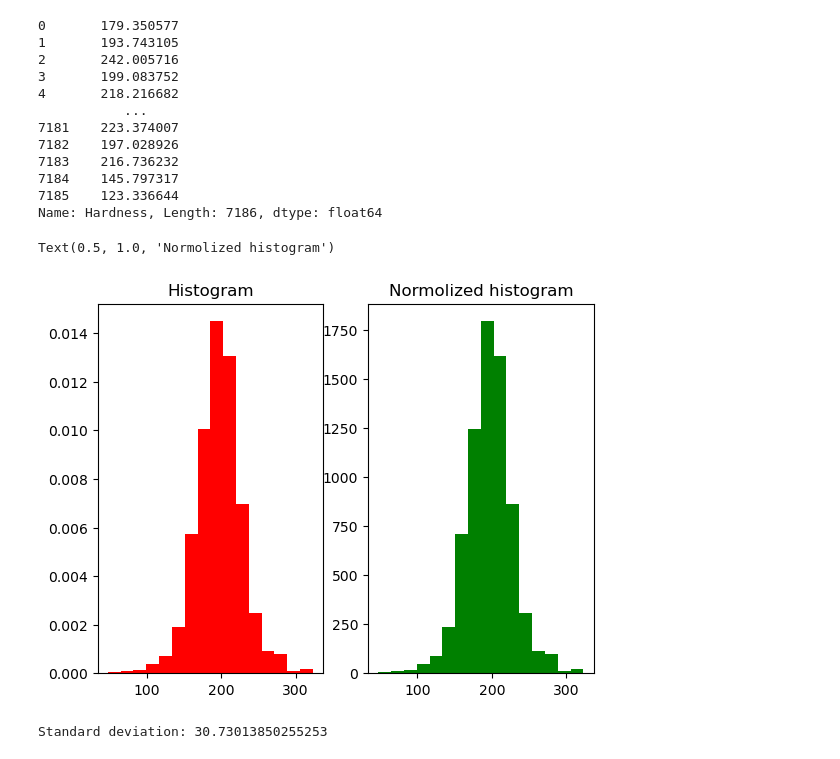
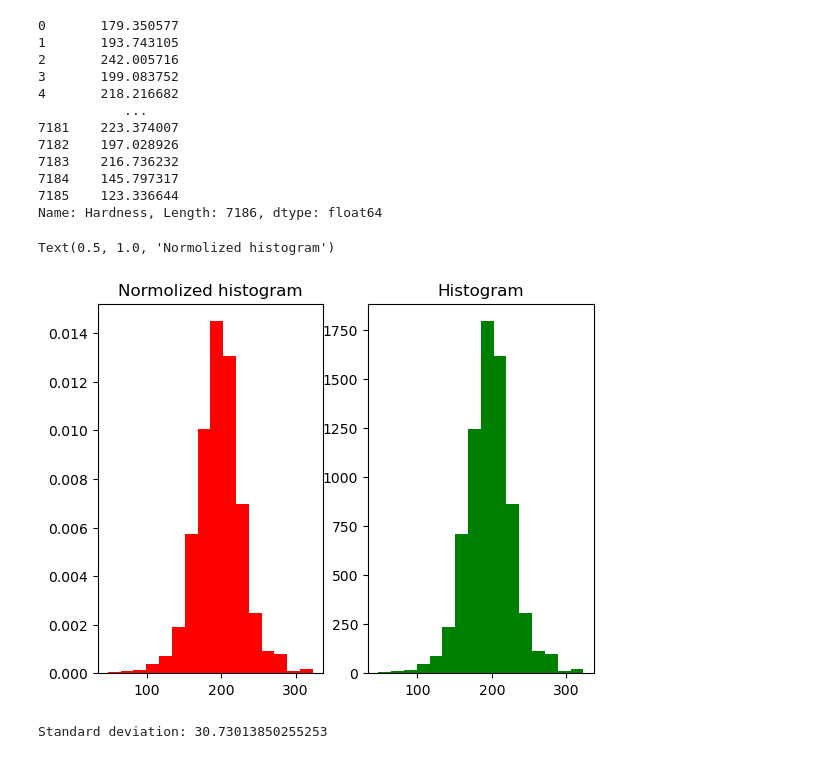
Before and after one commit to paradise900/laba7, a Jupyter notebook: 1.ipynb, the cells around one changed output. Cells and saved outputs as stored; diff of their text form; code cells hidden in the pictures.

```diff
--- a/1.ipynb
+++ b/1.ipynb
@@ -47,13 +47,13 @@ Name: Hardness, Length: 7186, dtype: float64
 # %%
 fig, axs = plt.subplots(nrows=1, ncols=2)
 
 axs[1].hist(data[column_name], label=column_name, color="green", bins=16)
 axs[0].hist(data[column_name], density=True, label=column_name, color="red", bins=16)
-axs[0].set_title('Histogram')
-axs[1].set_title('Normolized histogram')
+axs[1].set_title('Histogram')
+axs[0].set_title('Normolized histogram')
 # %% [output]
 Text(0.5, 1.0, 'Normolized histogram')
-[figure, old version]
+[figure, new version]
 # %%
 print(f'Standard deviation: {np.std(data[column_name])}')
 # %% [output]
```
Also changed, not shown: parts of 2 cells of this notebook.
